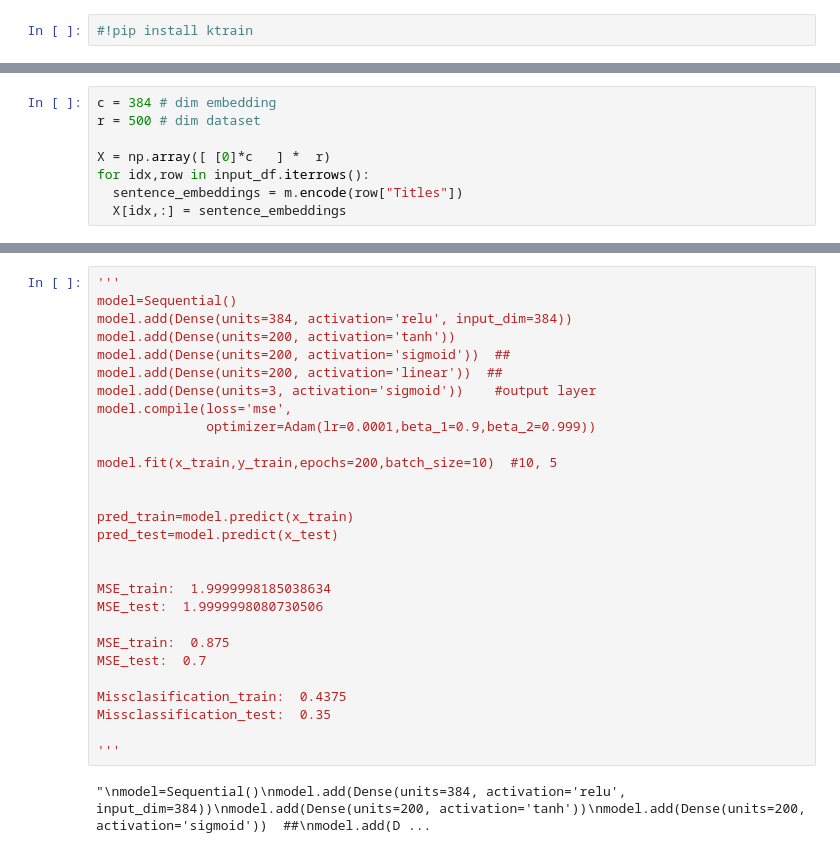
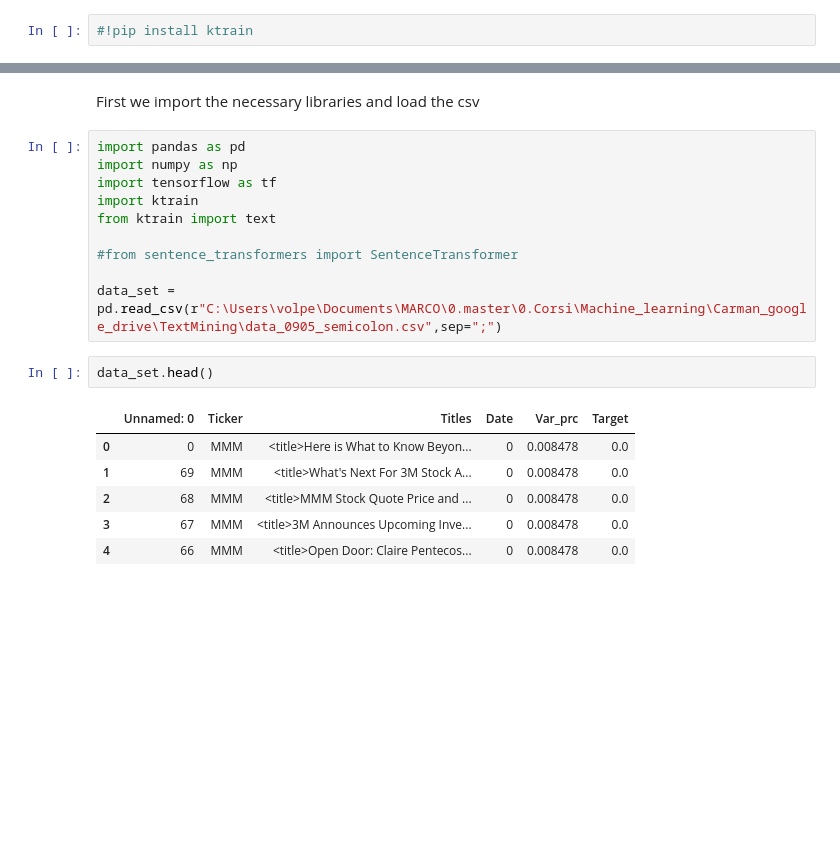
Before and after one commit to MarcoPace00/TextMining, a Jupyter notebook: model_1.ipynb, the cells around one changed output, grey strips where cells are left out. Cells and saved outputs as stored; diff of their text form; blank space fills up the shorter version.

```diff
--- a/model_1.ipynb
+++ b/model_1.ipynb
@@ -32,8 +4,0 @@ Please note that authentication is recommended but still optional to access publ
-# %%
-c = 384 # dim embedding
-r = 500 # dim dataset
-
-X = np.array([ [0]*c   ] *  r)
-for idx,row in input_df.iterrows():
-  sentence_embeddings = m.encode(row["Titles"])
-  X[idx,:] = sentence_embeddings
@@ -220,30 +5,21 @@ Missclassification_test:  0.93
-# %%
-'''
-model=Sequential()
-model.add(Dense(units=384, activation='relu', input_dim=384))
-model.add(Dense(units=200, activation='tanh'))
-model.add(Dense(units=200, activation='sigmoid'))  ##
-model.add(Dense(units=200, activation='linear'))  ##
-model.add(Dense(units=3, activation='sigmoid'))    #output layer
-model.compile(loss='mse',
-              optimizer=Adam(lr=0.0001,beta_1=0.9,beta_2=0.999))
-
-model.fit(x_train,y_train,epochs=200,batch_size=10)  #10, 5
-
-
-pred_train=model.predict(x_train)
-pred_test=model.predict(x_test)
-
-
-MSE_train:  1.9999998185038634
-MSE_test:  1.9999998080730506
-
-MSE_train:  0.875
-MSE_test:  0.7
-
-Missclasification_train:  0.4375
-Missclassification_test:  0.35
-
-'''
-# %% [output]
-"\nmodel=Sequential()\nmodel.add(Dense(units=384, activation='relu', input_dim=384))\nmodel.add(Dense(units=200, activation='tanh'))\nmodel.add(Dense(units=200, activation='sigmoid'))  ##\nmodel.add(D ...
+# %% [markdown]
+First we import the necessary libraries and load the csv
+# %%
+import pandas as pd
+import numpy as np
+import tensorflow as tf
+import ktrain
+from ktrain import text
+
+#from sentence_transformers import SentenceTransformer
+
+data_set = pd.read_csv(r"C:\Users\volpe\Documents\MARCO\0.master\0.Corsi\Machine_learning\Carman_google_drive\TextMining\data_0905_semicolon.csv",sep=";")
+# %%
+data_set.head()
+# %% [output]
+|  | Unnamed: 0 | Ticker | Titles | Date | Var_prc | Target |
+| 0 | 0 | MMM | <title>Here is What to Know Beyon... | 0 | 0.008478 | 0.0 |
+| 1 | 69 | MMM | <title>What's Next For 3M Stock A... | 0 | 0.008478 | 0.0 |
+| 2 | 68 | MMM | <title>MMM Stock Quote Price and ... | 0 | 0.008478 | 0.0 |
+| 3 | 67 | MMM | <title>3M Announces Upcoming Inve... | 0 | 0.008478 | 0.0 |
+| 4 | 66 | MMM | <title>Open Door: Claire Pentecos... | 0 | 0.008478 | 0.0 |
```
Also changed, not shown: parts of 35 cells of this notebook.
